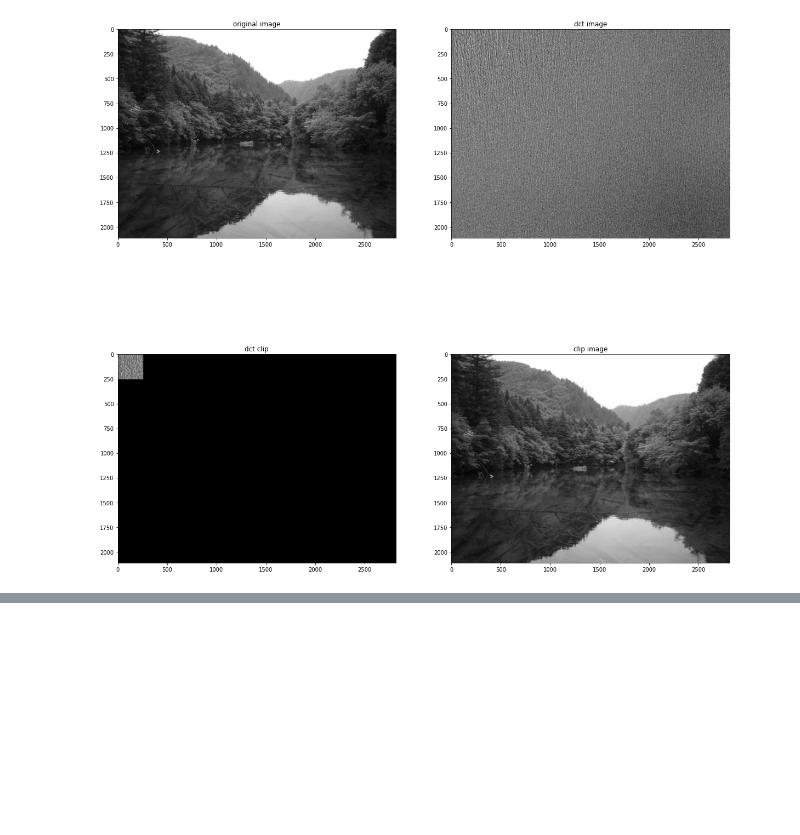
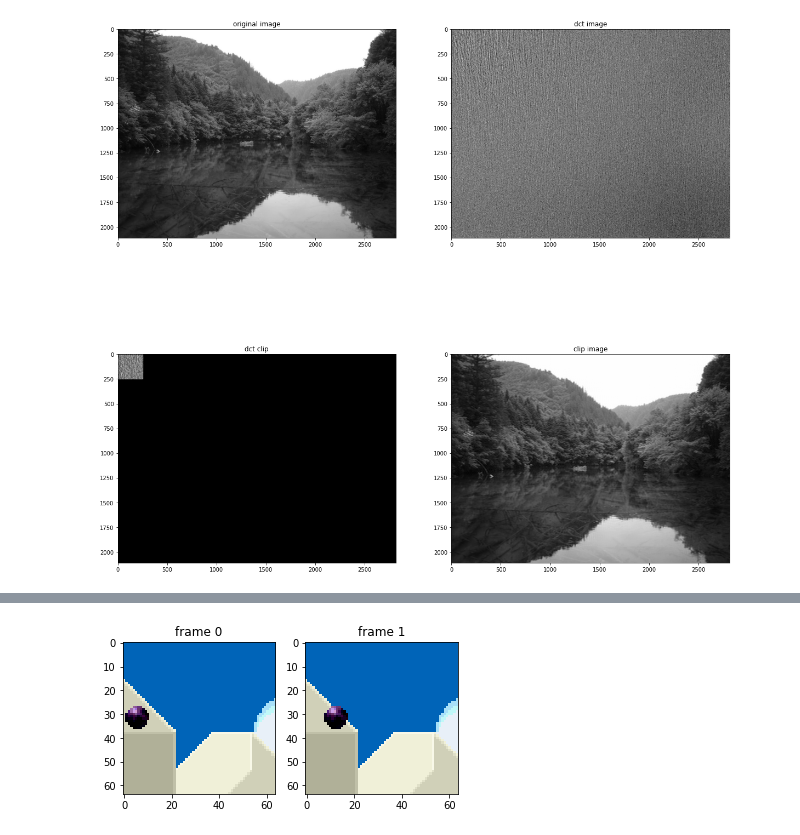
Before and after one commit to lljyangfan/video-encode, a Jupyter notebook: h264.ipynb, the cells around one changed output, grey strips where cells are left out. Cells and saved outputs as stored; diff of their text form; code cells hidden in the pictures; blank space fills up the shorter version.

```diff
--- a/h264.ipynb
+++ b/h264.ipynb
@@ -103,0 +206,15 @@ Clipping input data to the valid range for imshow with RGB data ([0..1] for floa
+# %%
+#![ormv](smw_background_ball_1.png)![ormv2](smw_background_ball_2.png)
+import matplotlib.pyplot as plt
+import matplotlib.image as mpimg
+import numpy as np
+frame_0 = mpimg.imread('./smw_background_ball_1.png')
+frame_1 = mpimg.imread('./smw_background_ball_2.png')
+fig, axis = plt.subplots(1, 2)
+axis[0].set_title('frame 0')
+axis[0].imshow(frame_0, interpolation='nearest')
+axis[1].set_title('frame 1')
+axis[1].imshow(frame_1, interpolation='nearest')
+plt.show()
+# %% [output]
+[figure, added]
```
Also changed, not shown: parts of 15 cells of this notebook, 25 other files.
